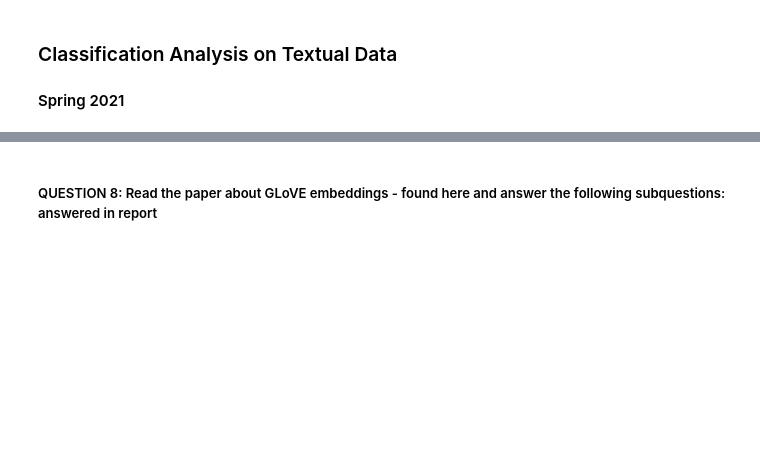
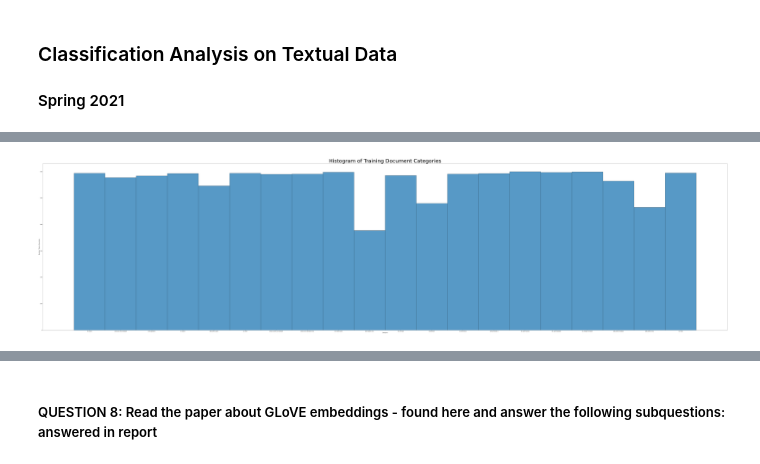
Before and after one commit to jmshen20/ECE219, a Jupyter notebook: ECE 219 Project 1 - Draft.ipynb, the cells around one changed output, grey strips where cells are left out. Cells and saved outputs as stored; diff of their text form; code cells hidden in the pictures; blank space fills up the shorter version.

```diff
--- a/ECE 219 Project 1 - Draft.ipynb
+++ b/ECE 219 Project 1 - Draft.ipynb
@@ -5,0 +18,13 @@
+# %%
+from sklearn.datasets import fetch_20newsgroups
+# Refer to the offcial document of scikit-learn for detailed usages:
+# http://scikit-learn.org/stable/modules/generated/sklearn.datasets.fetch_20newsgroups.html
+categories = ['comp.graphics', 'comp.sys.mac.hardware']
+# The
+twenty_train = fetch_20newsgroups(subset='train', # choose which subset of the dataset to use; can be 'train', 'test', 'all'
+                                  categories=None, # choose the categories to load; if is `None`, load all categories
+                                  shuffle=True,
+                                  random_state=42, # set the seed of random number generator when shuffling to make the outcome repeatable across different runs
+#                                   remove=['headers'],
+                                 )
+twenty_test = fetch_20newsgroups(subset='test', categories=categories, shuffle=True, random_state=42)
@@ -5,0 +67,4 @@
+# %%
+df = pd.DataFrame(data= np.c_[twenty_train['data'], twenty_train['target'], list(map(lambda x: twenty_train['target_names'][x], twenty_train['target']))],
+                     columns= ['data', 'target', 'target_names'])
+df.head(10)
@@ -5,0 +83,8 @@
+# %%
+plt.figure(figsize=(120, 30))
+ax = sns.histplot(data = df['target_names'])
+ax.set(xlabel='Categories', ylabel='Number of Training Documents')
+ax.axes.set_title('Histogram of Training Document Categories',fontsize=50)
+plt.show()
+# %% [output]
+[figure, added]
```
Also changed, not shown: parts of 16 cells of this notebook.
